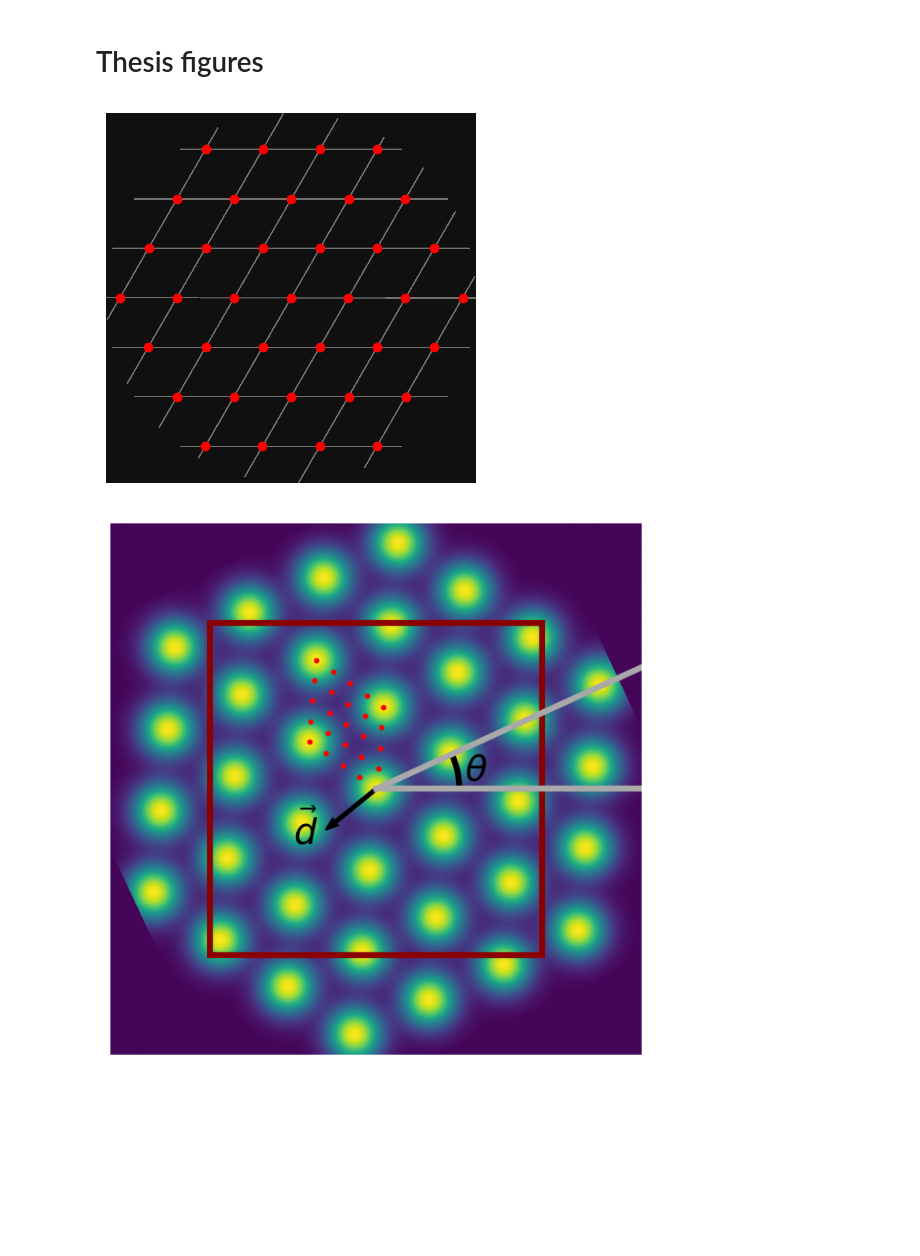
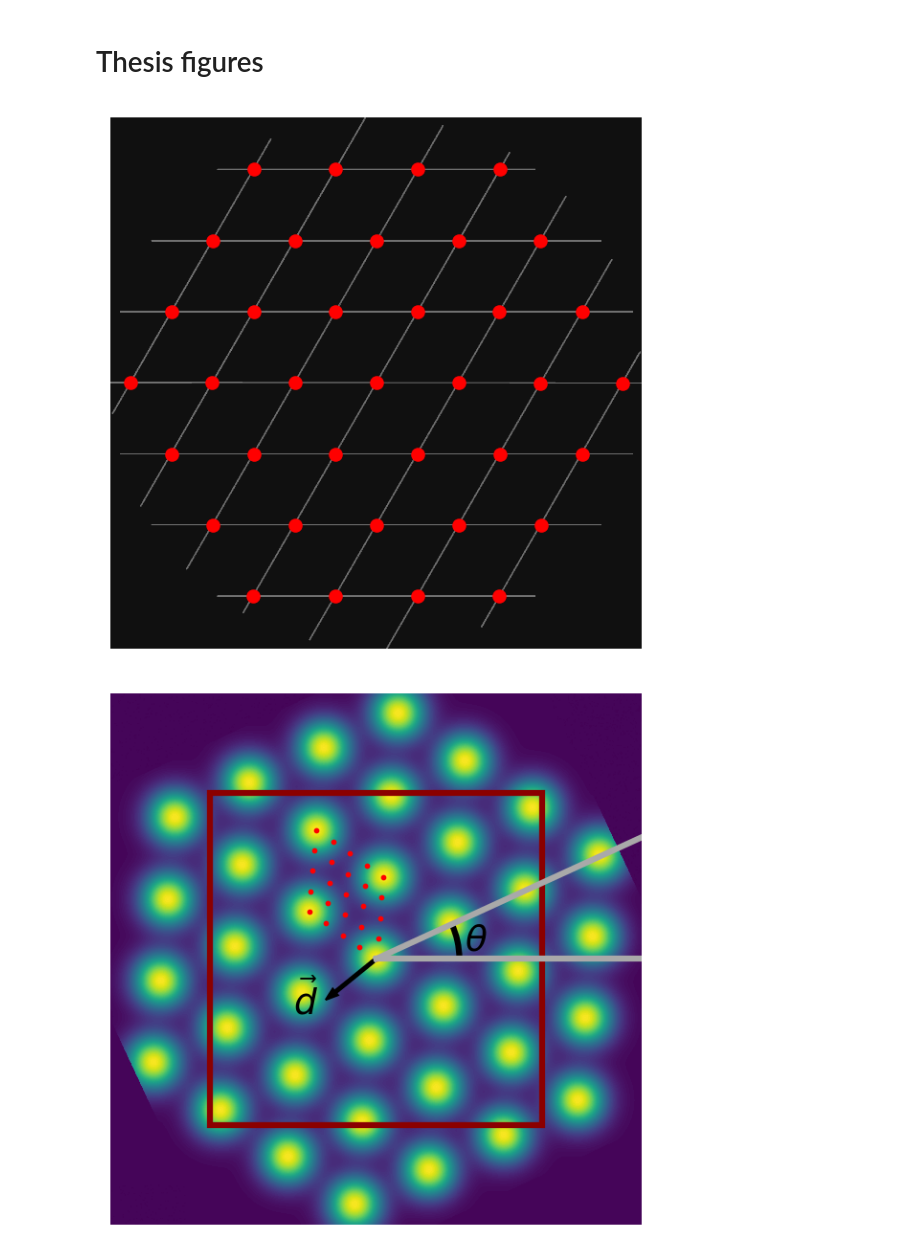
Before and after one commit to ChackMociute/Master-Thesis, a Jupyter notebook: grid_cells.ipynb, the cells around one changed output. Cells and saved outputs as stored; diff of their text form; code cells hidden in the pictures; blank space fills up the shorter version.

```diff
--- a/grid_cells.ipynb
+++ b/grid_cells.ipynb
@@ -79,15 +79,16 @@ image = gcm.clean_image(image).astype(float)
 idx = np.arange(image.shape[0])
 idx = np.stack(np.meshgrid(idx, idx))
 # %%
-plt.figure(figsize=(4, 4))
+plt.figure(figsize=(4, 4), dpi=150)
 plt.contourf(np.sum(lines, axis=0), cmap='gray')
 plt.plot(*idx[:,image.astype(bool)], 'ro')
 plt.axis('off')
+plt.gca().set_aspect('equal')
 plt.tight_layout()
 plt.savefig('figs/gc1.png')
 plt.show()
 # %% [output]
-[figure, old version]
+[figure, new version]
 # %%
 conv = gcm.convolve(image, gcm.get_gaussian_kernel())
 res = conv.shape[0]
```
Also changed, not shown: parts of 6 cells of this notebook, 2 other files.
